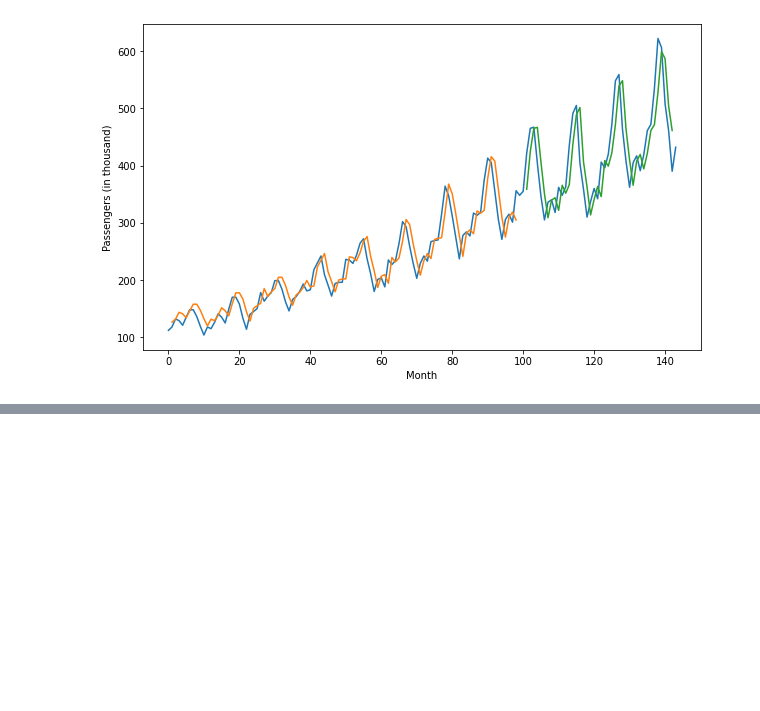
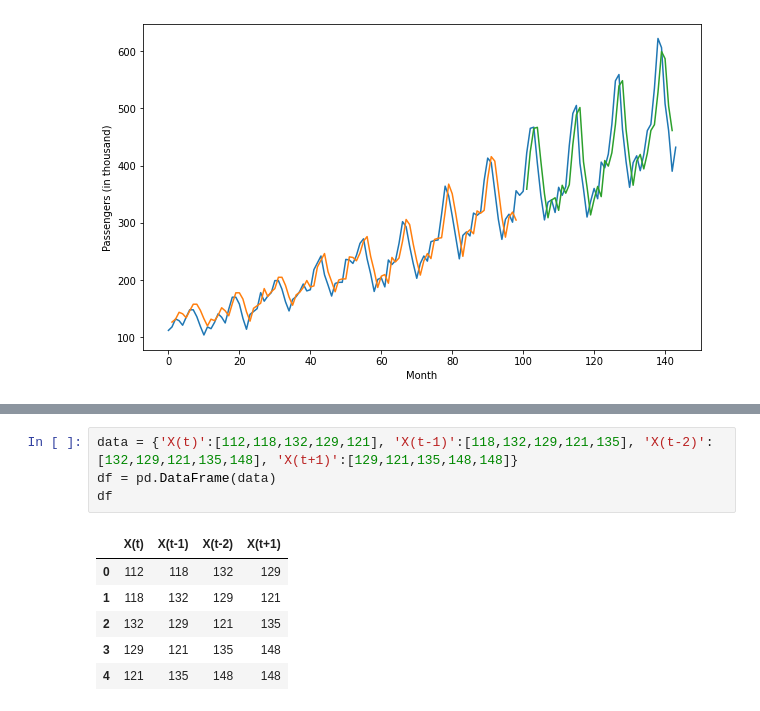
Before and after one commit to cisirtraining/summerschool, a Jupyter notebook: Day2_LSTM_timeseries_prediction.ipynb, the cells around one changed output, grey strips where cells are left out. Cells and saved outputs as stored; diff of their text form; blank space fills up the shorter version.

```diff
--- a/Day2_LSTM_timeseries_prediction.ipynb
+++ b/Day2_LSTM_timeseries_prediction.ipynb
@@ -746,0 +753,11 @@ plt.show()
+# %%
+data = {'X(t)':[112,118,132,129,121], 'X(t-1)':[118,132,129,121,135], 'X(t-2)':[132,129,121,135,148], 'X(t+1)':[129,121,135,148,148]}
+df = pd.DataFrame(data)
+df
+# %% [output]
+|  | X(t) | X(t-1) | X(t-2) | X(t+1) |
+| 0 | 112 | 118 | 132 | 129 |
+| 1 | 118 | 132 | 129 | 121 |
+| 2 | 132 | 129 | 121 | 135 |
+| 3 | 129 | 121 | 135 | 148 |
+| 4 | 121 | 135 | 148 | 148 |
```
Also changed, not shown: parts of 1 cell of this notebook.
